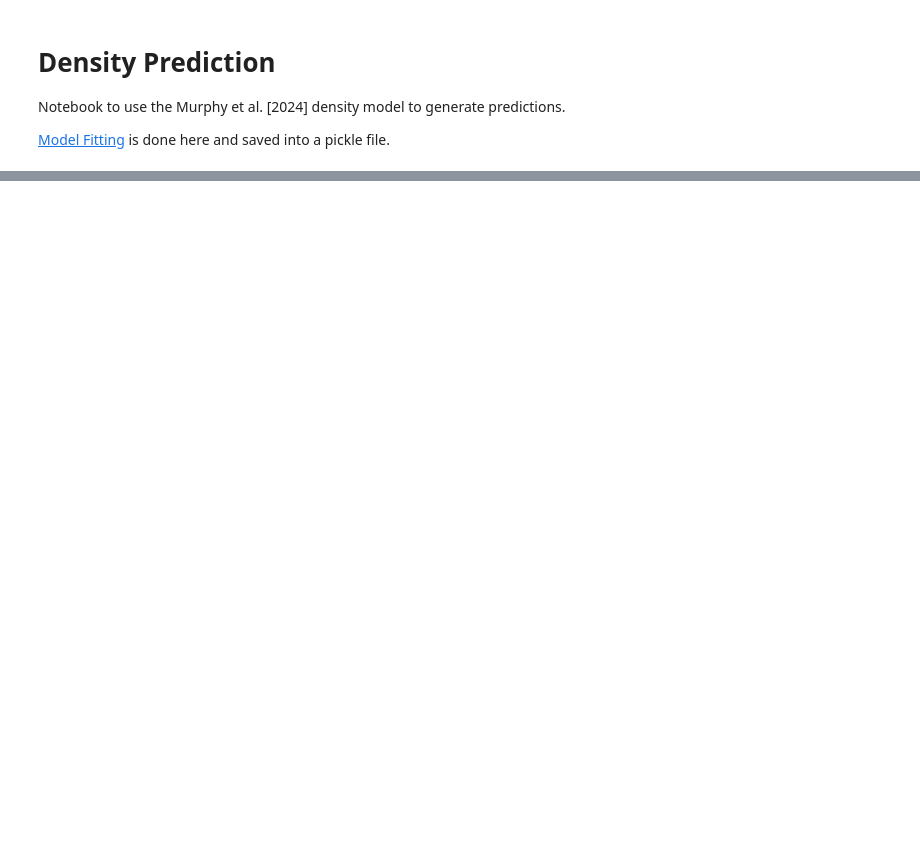
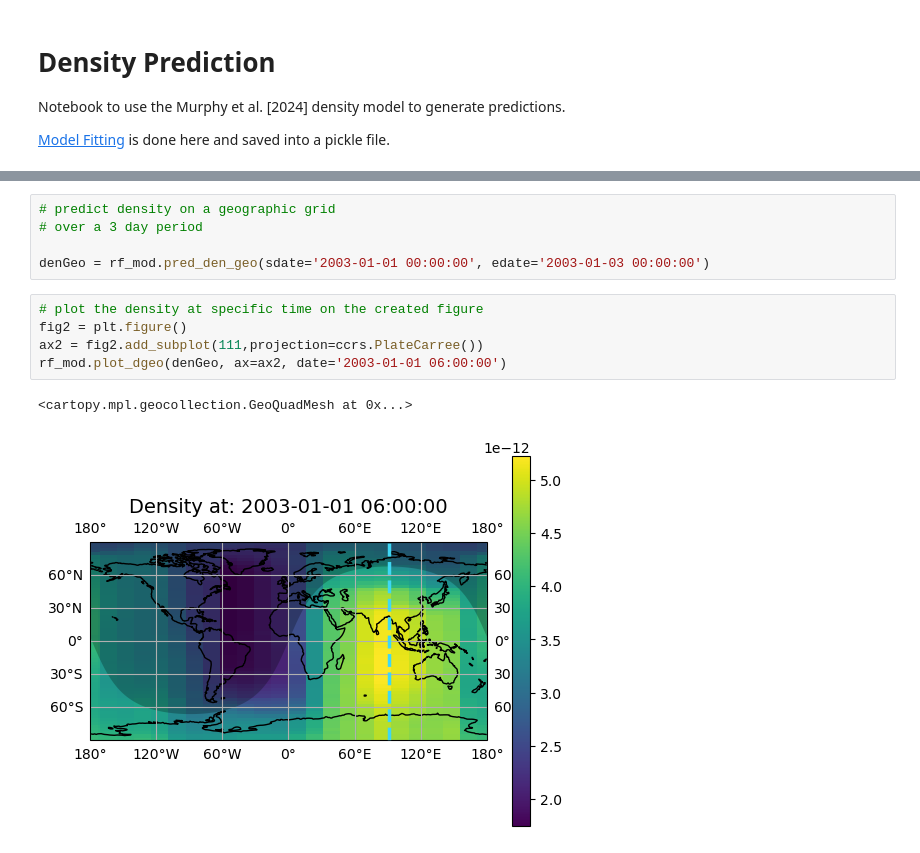
Before and after one commit to kylermurphy/mltdm, a Jupyter notebook: Notebooks/RF_predict.ipynb, the cells around one changed output, grey strips where cells are left out. Saved outputs shown, nothing was run; the diff lists cells and outputs as text; blank space fills up the shorter version.

```diff
--- a/Notebooks/RF_predict.ipynb
+++ b/Notebooks/RF_predict.ipynb
@@ -169,0 +47,13 @@ Generate a grid in geo graphic latitude and magnetic local time which is used as
+# %%
+# predict density on a geographic grid
+# over a 3 day period
+
+denGeo = rf_mod.pred_den_geo(sdate='2003-01-01 00:00:00', edate='2003-01-03 00:00:00')
+# %%
+# plot the density at specific time on the created figure
+fig2 = plt.figure()
+ax2 = fig2.add_subplot(111,projection=ccrs.PlateCarree())
+rf_mod.plot_dgeo(denGeo, ax=ax2, date='2003-01-01 06:00:00')
+# %% [output]
+<cartopy.mpl.geocollection.GeoQuadMesh at 0x...>
+[figure, added]
```
Also changed, not shown: parts of 15 cells of this notebook, 3 other files.
